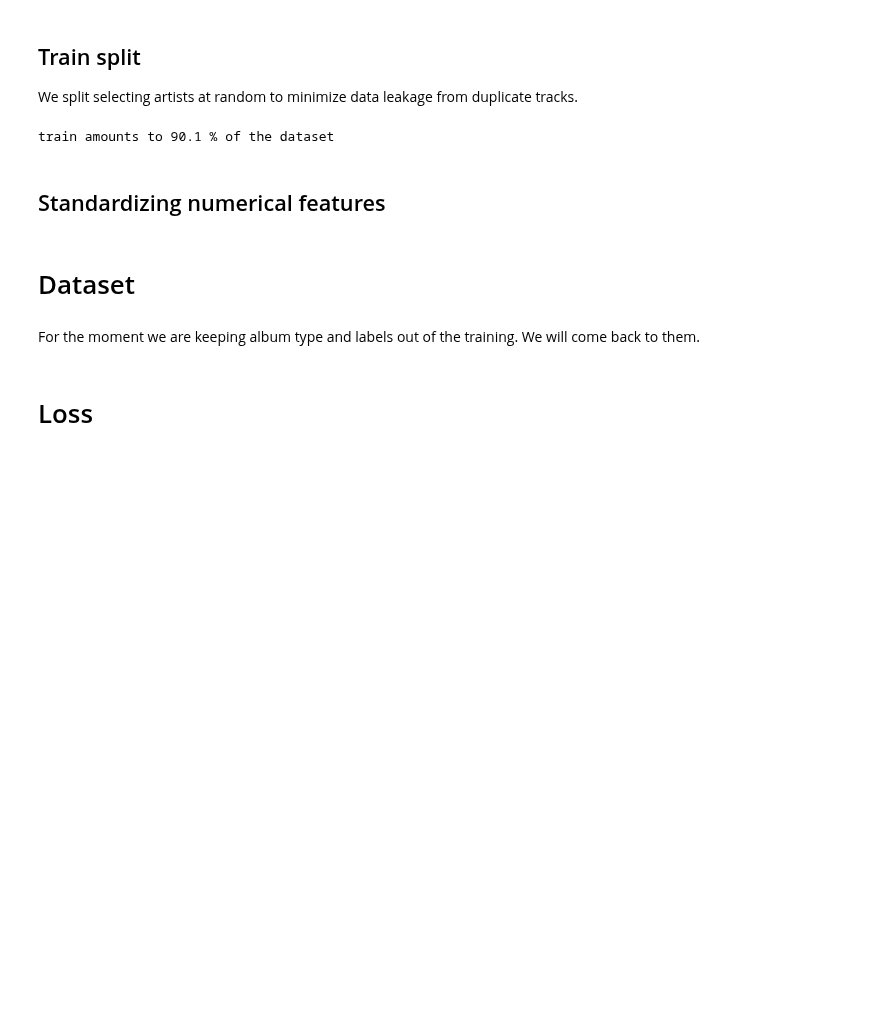
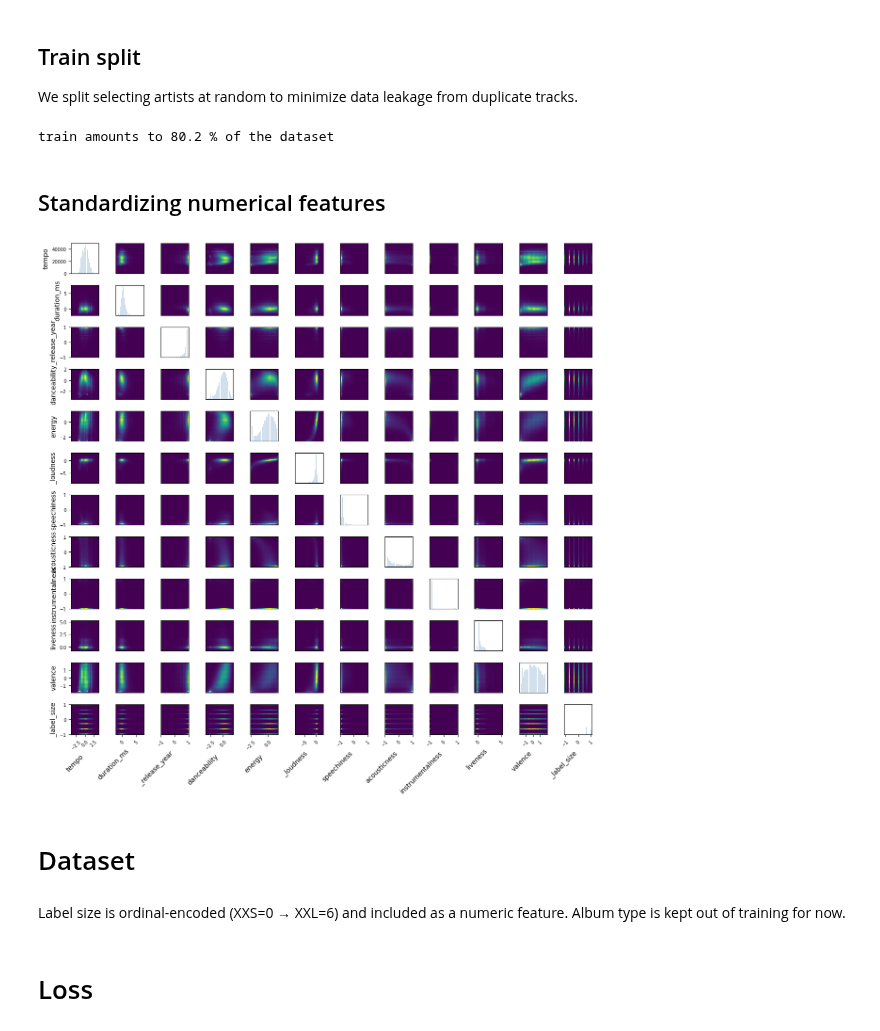
Before and after one commit to peppedilillo/toposonico, a Jupyter notebook: notebooks/08_training.ipynb, the cells around one changed output. Drawn from its saved outputs; the diff is of its cells as text; code cells hidden in the pictures; blank space fills up the shorter version.

```diff
--- a/notebooks/08_training.ipynb
+++ b/notebooks/08_training.ipynb
@@ -26,8 +26,10 @@ from ast import literal_eval
 
 
 df = _df.astype({
-    "album_type": "category"
+    "album_type": "category",
+    "_label_size": "float32",
 })
+
 if pd.api.types.is_string_dtype(df["_artist_genres"]):
     df["_artist_genres"] = df["_artist_genres"].map(literal_eval)
 # %%
@@ -114,7 +104,7 @@ We split selecting artists at random to minimize data leakage from duplicate tra
 np.random.seed(0)
 
 artists_unique = df["artist_rowid"].unique()
-nartists_train = int(0.9 * len(artists_unique))
+nartists_train = int(0.8 * len(artists_unique))
 artists_train = np.random.choice(artists_unique, replace=False, size=nartists_train)
 
 _shuffled = df.sample(frac=1, replace=False, ignore_index=True, random_state=0)
@@ -124,7 +114,7 @@ dfv = _shuffled[~train_mask].reset_index(drop=True)
 
 print(f"train amounts to {100 * len(dft) / len(df):.1f} % of the dataset")
 # %% [output]
-train amounts to 90.1 % of the dataset
+train amounts to 80.2 % of the dataset
 # %% [markdown]
 ## Standardizing numerical features
 # %%
@@ -147,7 +137,7 @@ def zscore(s: pd.Series, r: pd.Series | None=None, mode: str = "mean"):
 
 
 ZSCORE_COLS = ["tempo", "duration_ms", "danceability", "energy", "_loudness", "liveness", "valence"]
-MINMAX_COLS = ["_release_year", "speechiness", "acousticness", "instrumentalness"]
+MINMAX_COLS = ["_release_year", "speechiness", "acousticness", "instrumentalness", "_label_size"]
 
 for col in ZSCORE_COLS:
     df[col] = zscore(df[col], dft[col], mode="median")
@@ -161,41 +151,43 @@ for col in MINMAX_COLS:
     dfv[col] = minmax(dfv[col], dft[col], vrange=(-1., 1.))
     dft[col] = minmax(dft[col], vrange=(-1., 1.))
 # %%
-if (_plot_train_correlations := False):
+if (_plot_train_correlations := True):
     features = [
         "tempo", "duration_ms", "_release_year", "danceability", "energy",
         "_loudness", "speechiness", "acousticness", "instrumentalness",
-        "liveness", "valence",
+        "liveness", "valence", "_label_size",
     ]
     n_feat = len(features)
     fig, axes = plt.subplots(n_feat, n_feat, figsize=(12,12))
 
     for i in range(n_feat):
         for j in range(n_feat):
             ax = axes[i, j]
             if i == j:
                 ax.hist(dft[features[i]], bins=30, color='steelblue', edgecolor='white')
             else:
                 ax.hist2d(dft[features[j]], dft[features[i]], bins=30)
 
             if i == n_feat - 1:
                 ax.set_xlabel(features[j], rotation=45, ha='right')
                 ax.tick_params(axis='x', labelsize=7, rotation=45)
             else:
                 ax.set_xticks([])
 
             if j == 0:
                 ax.set_ylabel(features[i])
                 ax.tick_params(axis='y', labelsize=7)
             else:
                 ax.set_yticks([])
 
     plt.tight_layout()
     plt.show()
+# %% [output]
+[figure, added]
 # %% [markdown]
 # Dataset
 # %% [markdown]
-For the moment we are keeping album type and labels out of the training. We will come back to them.
+Label size is ordinal-encoded (XXS=0 → XXL=6) and included as a numeric feature. Album type is kept out of training for now.
 # %%
 import torch
 from torch.utils.data import Dataset
```
Also changed, not shown: parts of 12 cells of this notebook, 3 other files.
